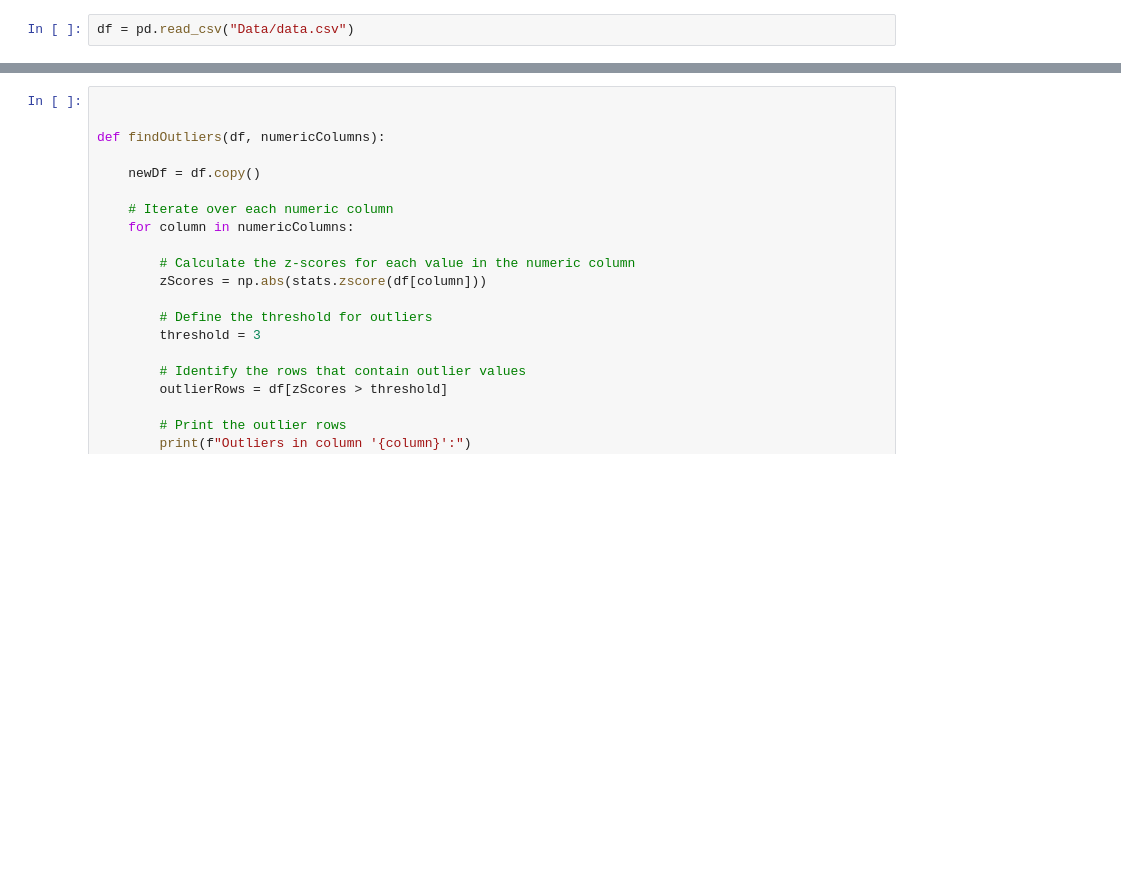
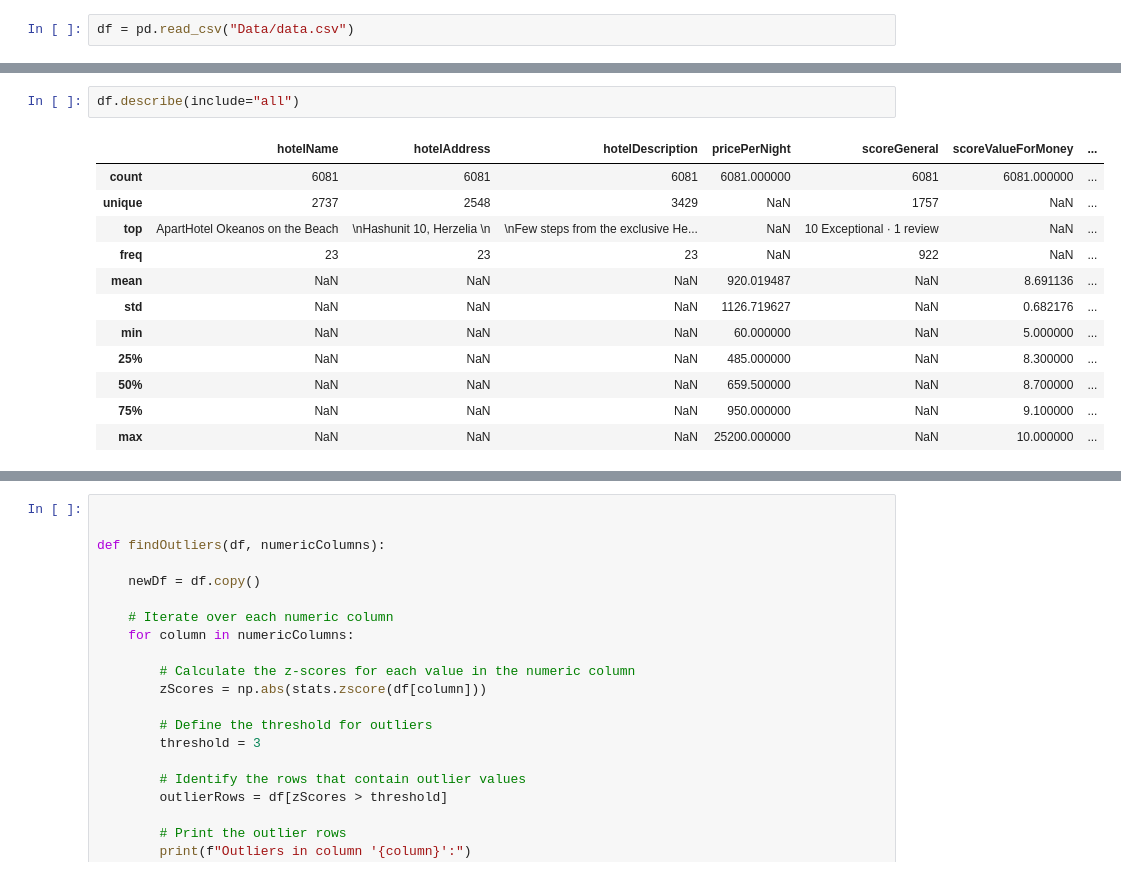
Before and after one commit to yarin-cohen02/dataScienceProject, a Jupyter notebook: project.ipynb, the cells around one changed output, grey strips where cells are left out. Cells and saved outputs as stored; diff of their text form; blank space fills up the shorter version.

```diff
--- a/project.ipynb
+++ b/project.ipynb
@@ -499,0 +481,15 @@ df
+# %%
+df.describe(include="all")
+# %% [output]
+|  | hotelName | hotelAddress | hotelDescription | pricePerNight | scoreGeneral | scoreValueForMoney | ... |
+| count | 6081 | 6081 | 6081 | 6081.000000 | 6081 | 6081.000000 | ... |
+| unique | 2737 | 2548 | 3429 | NaN | 1757 | NaN | ... |
+| top | ApartHotel Okeanos on the Beach | \nHashunit 10, Herzelia \n | \nFew steps from the exclusive He... | NaN | 10 Exceptional · 1 review | NaN | ... |
+| freq | 23 | 23 | 23 | NaN | 922 | NaN | ... |
+| mean | NaN | NaN | NaN | 920.019487 | NaN | 8.691136 | ... |
+| std | NaN | NaN | NaN | 1126.719627 | NaN | 0.682176 | ... |
+| min | NaN | NaN | NaN | 60.000000 | NaN | 5.000000 | ... |
+| 25% | NaN | NaN | NaN | 485.000000 | NaN | 8.300000 | ... |
+| 50% | NaN | NaN | NaN | 659.500000 | NaN | 8.700000 | ... |
+| 75% | NaN | NaN | NaN | 950.000000 | NaN | 9.100000 | ... |
+| max | NaN | NaN | NaN | 25200.000000 | NaN | 10.000000 | ... |
```
Also changed, not shown: parts of 7 cells of this notebook.
